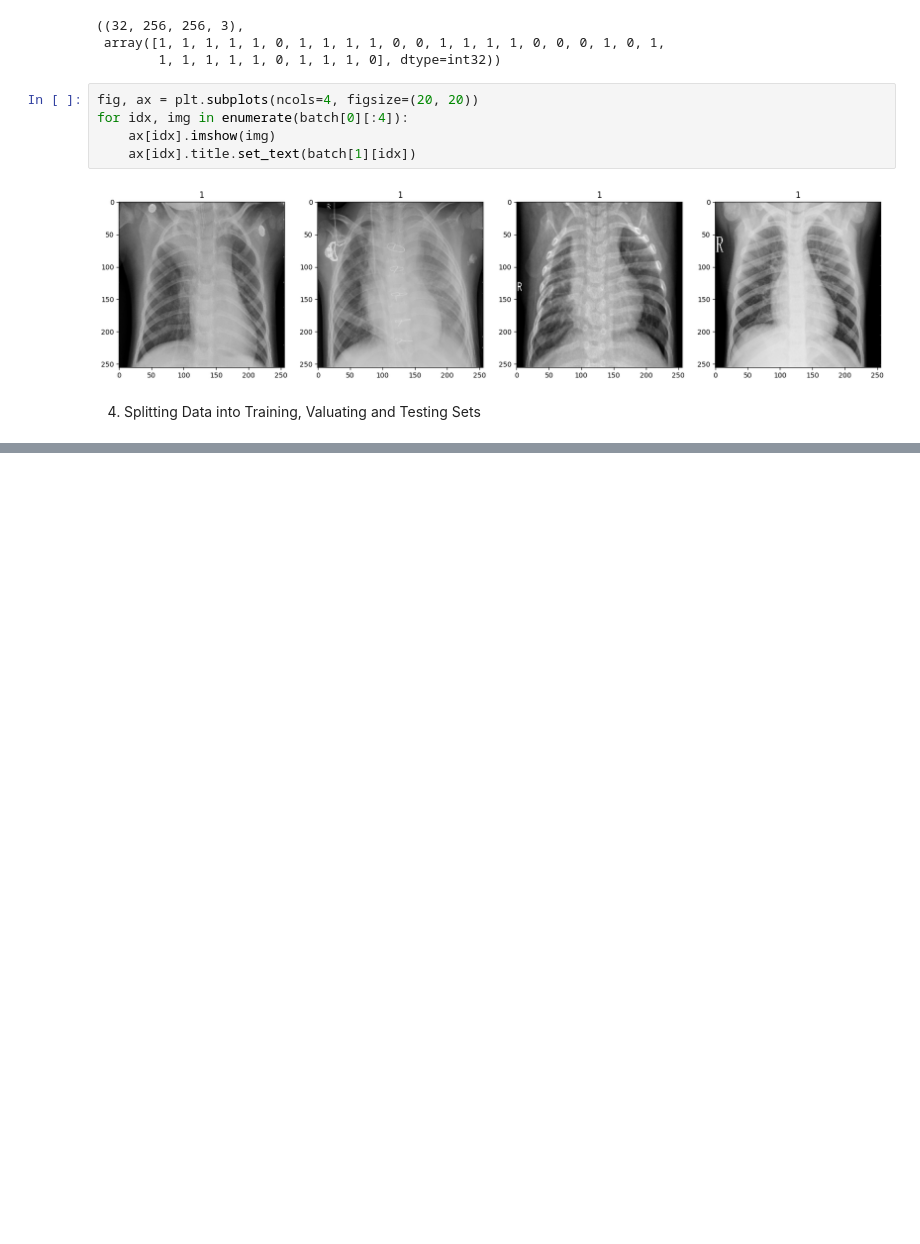
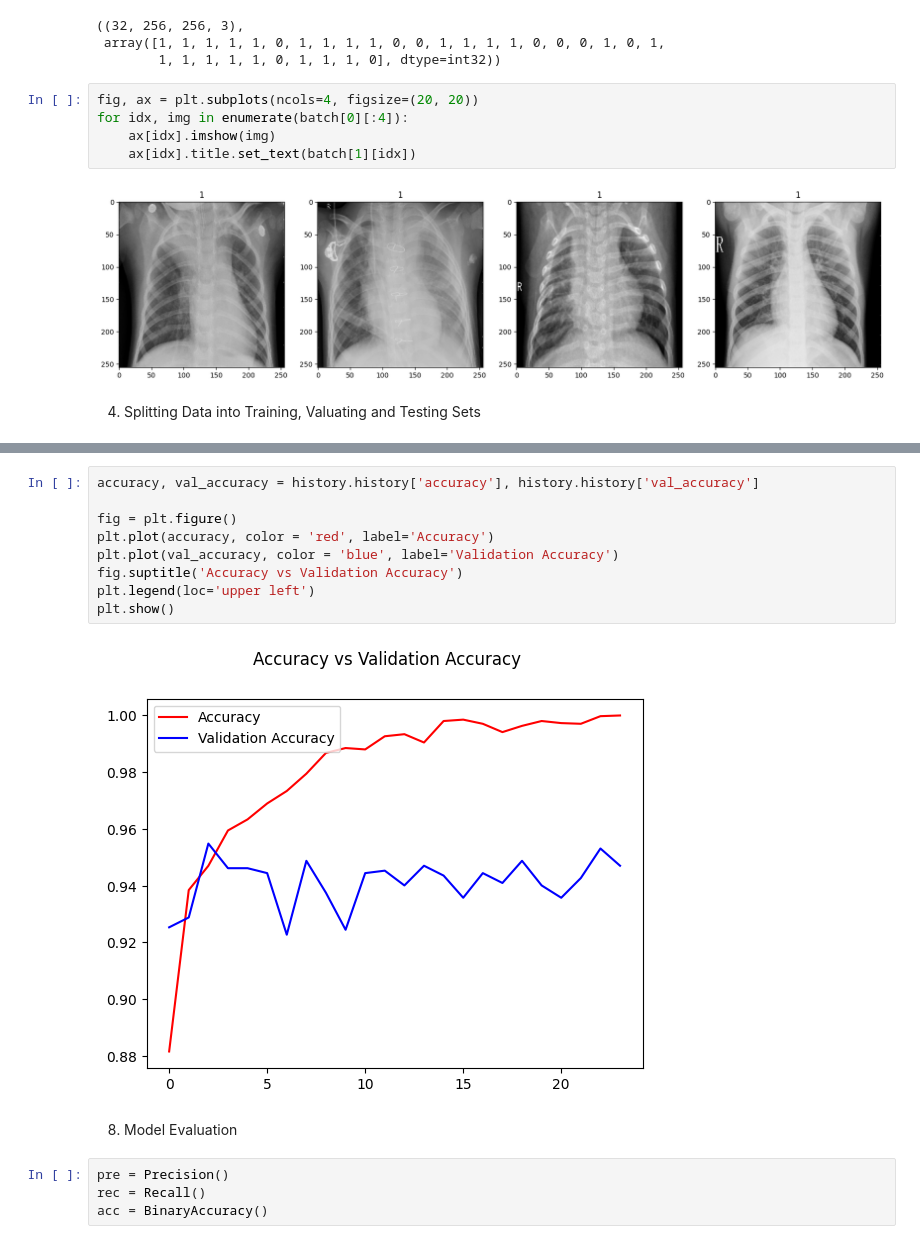
Before and after one commit to WWW-boop/Chest-Xray-Image-Classification, a Jupyter notebook: main.ipynb, the cells around one changed output, grey strips where cells are left out. Cells and saved outputs as stored; diff of their text form; blank space fills up the shorter version.

```diff
--- a/main.ipynb
+++ b/main.ipynb
@@ -71,0 +167,17 @@ for idx, img in enumerate(batch[0][:4]):
+# %%
+accuracy, val_accuracy = history.history['accuracy'], history.history['val_accuracy']
+
+fig = plt.figure()
+plt.plot(accuracy, color = 'red', label='Accuracy')
+plt.plot(val_accuracy, color = 'blue', label='Validation Accuracy')
+fig.suptitle('Accuracy vs Validation Accuracy')
+plt.legend(loc='upper left')
+plt.show()
+# %% [output]
+[figure, added]
+# %% [markdown]
+8. Model Evaluation
+# %%
+pre = Precision()
+rec = Recall()
+acc = BinaryAccuracy()
```
Also changed, not shown: parts of 24 cells of this notebook, 3 other files.
